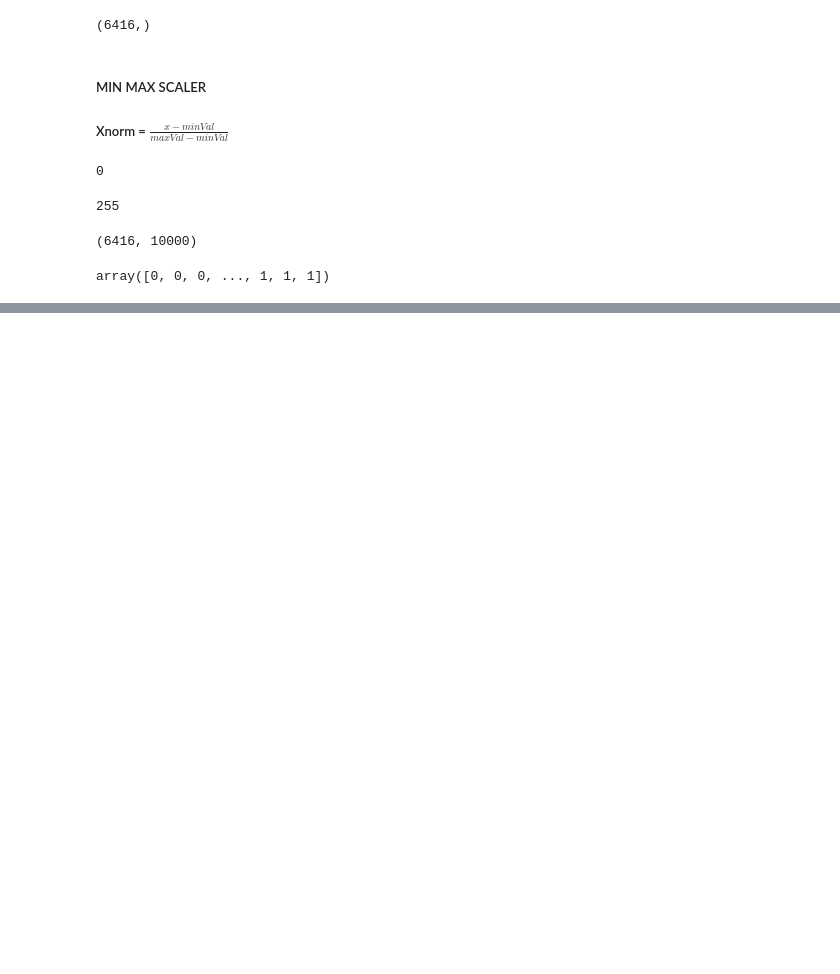
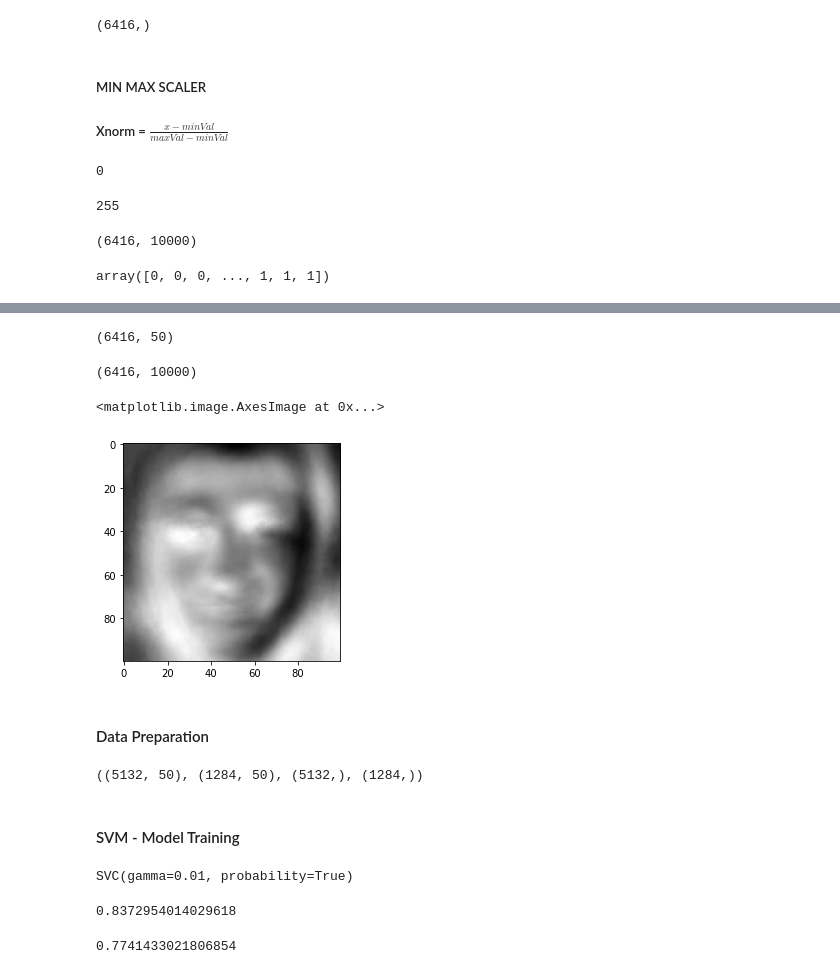
Before and after one commit to Aparna-U-Nair/Face-Detection-and-Gender-Classification, a Jupyter notebook: Gender Detection.ipynb, the cells around one changed output, grey strips where cells are left out. Cells and saved outputs as stored; diff of their text form; code cells hidden in the pictures; blank space fills up the shorter version.

Commit message:
Model Trained and evaluated

```diff
--- a/Gender Detection.ipynb
+++ b/Gender Detection.ipynb
@@ -291,0 +345,7 @@ np.savez("./data/data_100_norm",Xnorm,ynorm)
+# %%
+pca_50 = PCA(n_components = 50, whiten = True, svd_solver = "auto")
+
+x_pca_50 = pca_50.fit_transform(X1)
+x_pca_50.shape
+# %% [output]
+(6416, 50)
@@ -291,0 +357,16 @@ np.savez("./data/data_100_norm",Xnorm,ynorm)
+# %%
+#Create EIGEN FACE
+
+#Consider 50 and do inverse transform (Transform back to 10k directions, but this time it will have zeros in 9950 directions)
+x_pca_inv = pca_50.inverse_transform(x_pca_50)
+x_pca_inv.shape
+# %% [output]
+(6416, 10000)
+# %%
+#Consider one image
+eig_img = x_pca_inv[2000,:]
+eig_img = eig_img.reshape((100,100))
+plt.imshow(eig_img,cmap="gray")
+# %% [output]
+<matplotlib.image.AxesImage at 0x...>
+[figure, added]
@@ -291,0 +376,2 @@ np.savez("./data/data_100_norm",Xnorm,ynorm)
+# %% [markdown]
+#### Data Preparation
@@ -291,0 +382,18 @@ np.savez("./data/data_100_norm",Xnorm,ynorm)
+# %%
+x_train,x_test,y_train,y_test = train_test_split(X,y,test_size=0.2,stratify=y)
+x_train.shape,x_test.shape,y_train.shape,y_test.shape
+# %% [output]
+((5132, 50), (1284, 50), (5132,), (1284,))
+# %% [markdown]
+#### SVM - Model Training
+# %%
+#SVM Model
+
+model = SVC(C=1.0,kernel='rbf',gamma=0.01,probability=True,)
+model.fit(x_train,y_train)
+model.score(x_train,y_train)
+model.score(x_test,y_test)
+# %% [output]
+SVC(gamma=0.01, probability=True)
+0.8372954014029618
+0.7741433021806854
```
Also changed, not shown: parts of 29 cells of this notebook.
